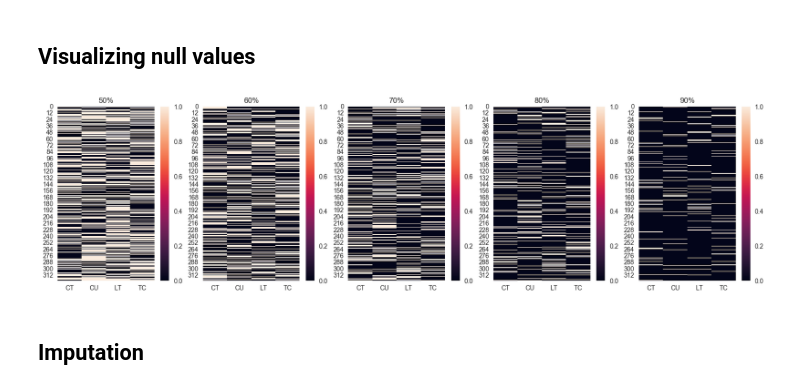
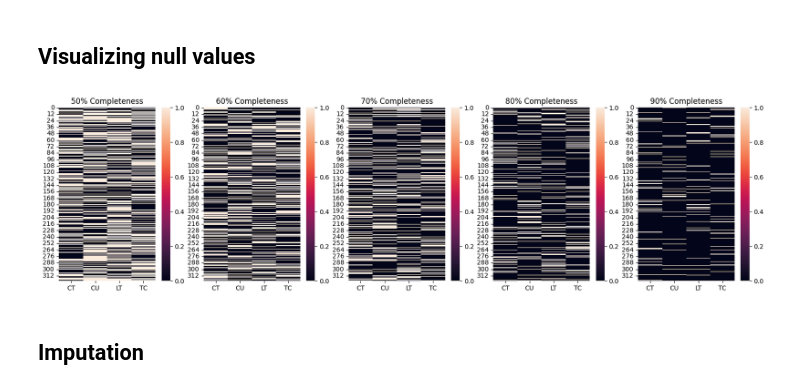
Before and after one commit to pcastiglione99/Data-Quality-Project, a Jupyter notebook: src/project.ipynb, the cells around one changed output. Cells and saved outputs as stored; diff of their text form; code cells hidden in the pictures.

```diff
--- a/src/project.ipynb
+++ b/src/project.ipynb
@@ -56,11 +56,11 @@ saved users-completeness90%
 # %%
 fig, axes = plt.subplots(1, 5, figsize=(20,5))
 ax = axes.flatten()
 for i in range(5):
-    ax[i].set_title(percentages[i])
+    ax[i].set_title(percentages[i]+' Completeness')
     sns.heatmap(pd.DataFrame(users_dirty_all[i],columns=users.columns).isna(),ax=ax[i])
 # %% [output]
-[figure, old version]
+[figure, new version]
 # %% [markdown]
 ## Imputation
 # %% [markdown]
```
Also changed, not shown: parts of 19 cells of this notebook, 17 other files.
